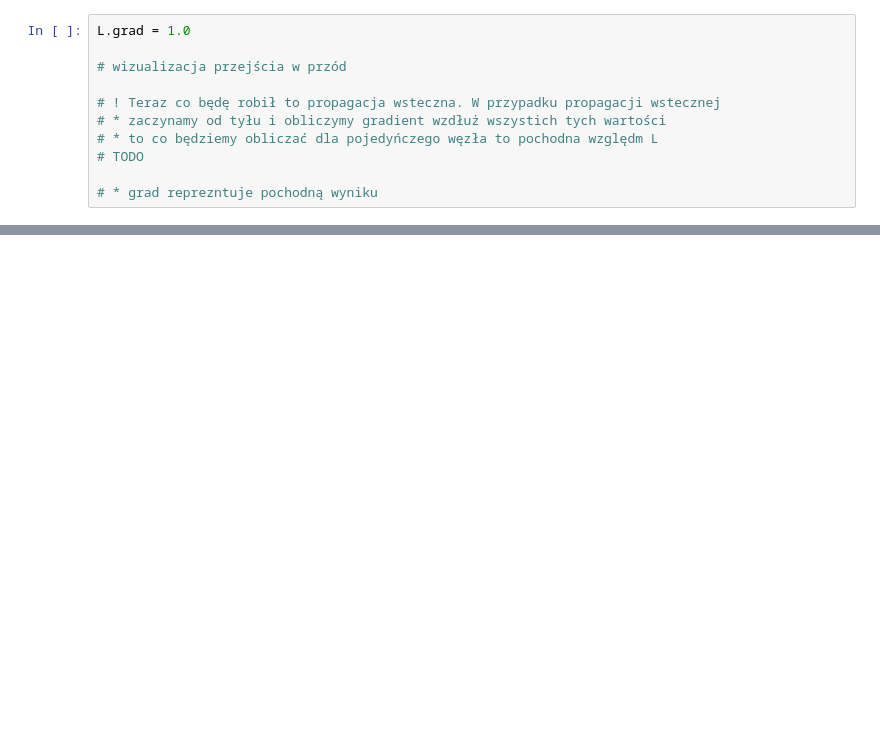
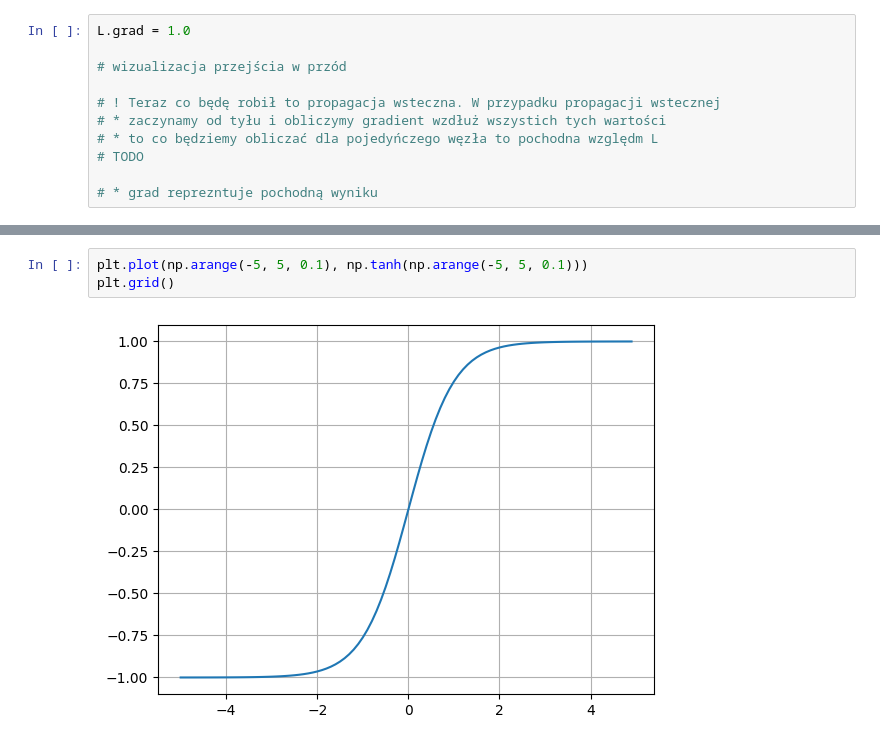
Before and after one commit to WojciechSkumajTo/AI-Learning, a Jupyter notebook: neural-networks/micrograd.ipynb, the cells around one changed output, grey strips where cells are left out. Drawn from its saved outputs; the diff is of its cells as text; blank space fills up the shorter version.

```diff
--- a/neural-networks/micrograd.ipynb
+++ b/neural-networks/micrograd.ipynb
@@ -174,3 +238,8 @@ def loc():
 loc()
 # %% [output]
 -2.000000000279556
+# %%
+plt.plot(np.arange(-5, 5, 0.1), np.tanh(np.arange(-5, 5, 0.1)))
+plt.grid()
+# %% [output]
+[figure, added]
```
Also changed, not shown: parts of 19 cells of this notebook.
